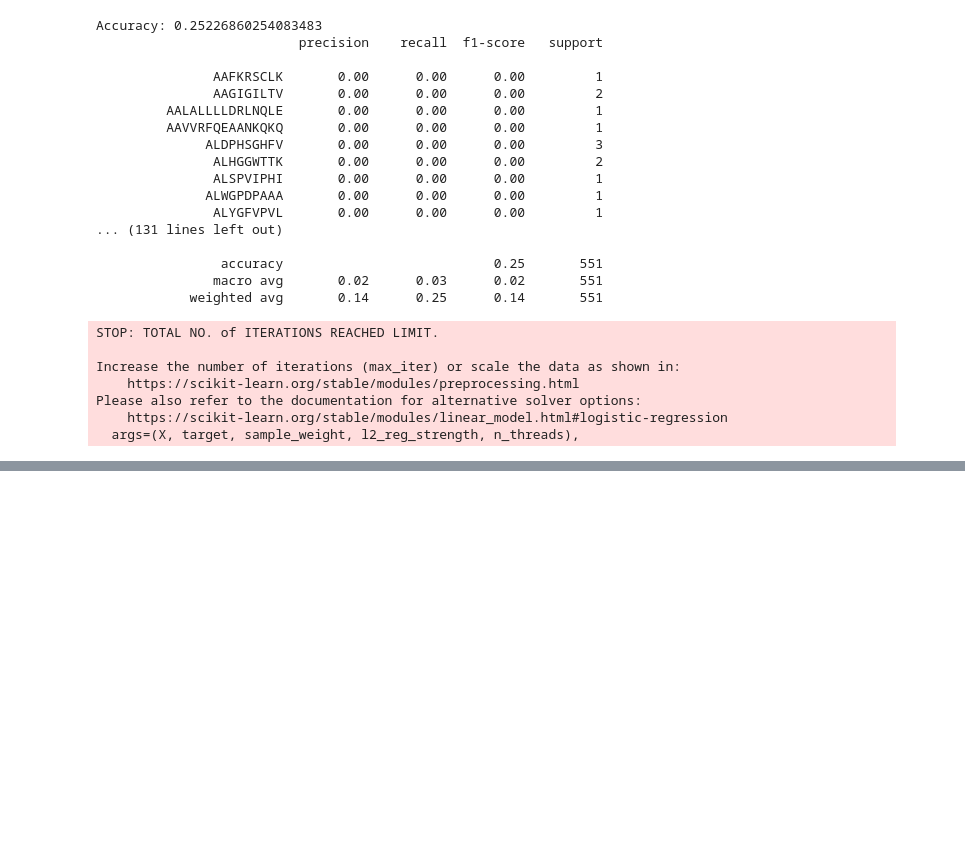
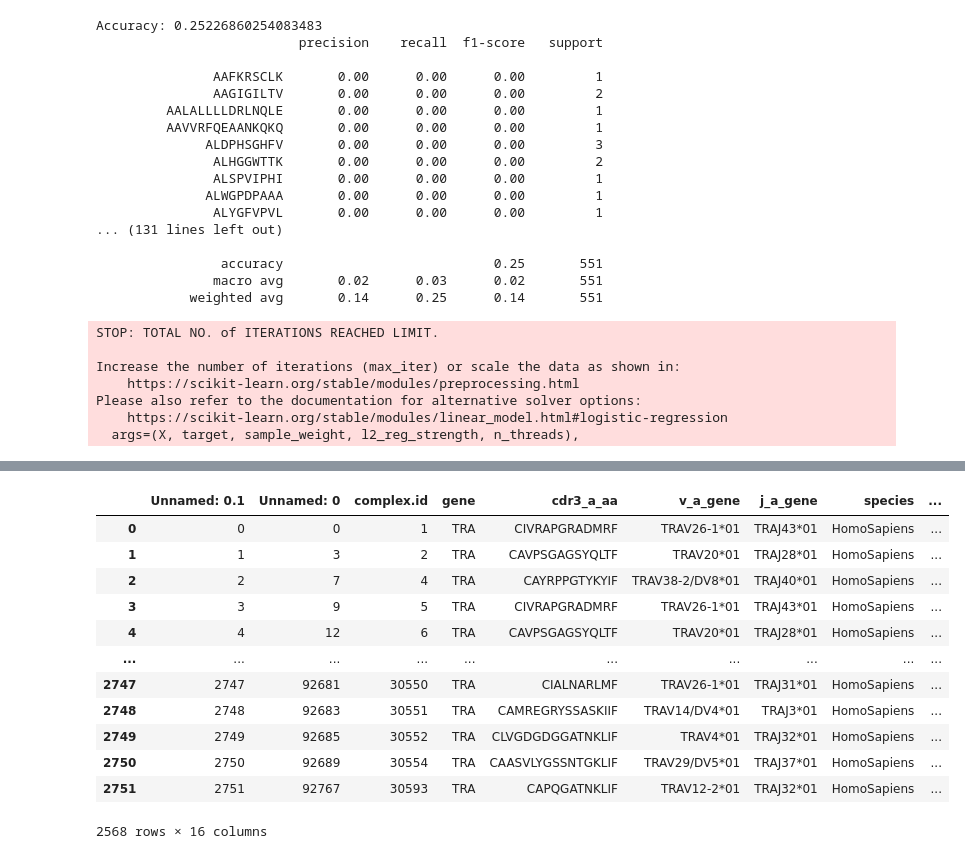
Before and after one commit to UoB-DSMP-2023-24/dsmp-2024-group-14, a Jupyter notebook: task6_alpha_human.ipynb, the cells around one changed output, grey strips where cells are left out. Saved outputs shown, nothing was run; the diff lists cells and outputs as text; code cells hidden in the pictures; blank space fills up the shorter version.

```diff
--- a/task6_alpha_human.ipynb
+++ b/task6_alpha_human.ipynb
@@ -898,0 +1121,24 @@ Please also refer to the documentation for alternative solver options:
+# %%
+import pandas as pd
+from sklearn.model_selection import train_test_split
+from sklearn.linear_model import LogisticRegression
+from sklearn.metrics import classification_report, accuracy_score
+from sklearn.preprocessing import OneHotEncoder
+from sklearn.compose import ColumnTransformer
+#*
+data=data_filtered
+data
+# %% [output]
+|  | Unnamed: 0.1 | Unnamed: 0 | complex.id | gene | cdr3_a_aa | v_a_gene | j_a_gene | species | ... |
+| 0 | 0 | 0 | 1 | TRA | CIVRAPGRADMRF | TRAV26-1*01 | TRAJ43*01 | HomoSapiens | ... |
+| 1 | 1 | 3 | 2 | TRA | CAVPSGAGSYQLTF | TRAV20*01 | TRAJ28*01 | HomoSapiens | ... |
+| 2 | 2 | 7 | 4 | TRA | CAYRPPGTYKYIF | TRAV38-2/DV8*01 | TRAJ40*01 | HomoSapiens | ... |
+| 3 | 3 | 9 | 5 | TRA | CIVRAPGRADMRF | TRAV26-1*01 | TRAJ43*01 | HomoSapiens | ... |
+| 4 | 4 | 12 | 6 | TRA | CAVPSGAGSYQLTF | TRAV20*01 | TRAJ28*01 | HomoSapiens | ... |
+| ... | ... | ... | ... | ... | ... | ... | ... | ... | ... |
+| 2747 | 2747 | 92681 | 30550 | TRA | CIALNARLMF | TRAV26-1*01 | TRAJ31*01 | HomoSapiens | ... |
+| 2748 | 2748 | 92683 | 30551 | TRA | CAMREGRYSSASKIIF | TRAV14/DV4*01 | TRAJ3*01 | HomoSapiens | ... |
+| 2749 | 2749 | 92685 | 30552 | TRA | CLVGDGDGGATNKLIF | TRAV4*01 | TRAJ32*01 | HomoSapiens | ... |
+| 2750 | 2750 | 92689 | 30554 | TRA | CAASVLYGSSNTGKLIF | TRAV29/DV5*01 | TRAJ37*01 | HomoSapiens | ... |
+| 2751 | 2751 | 92767 | 30593 | TRA | CAPQGATNKLIF | TRAV12-2*01 | TRAJ32*01 | HomoSapiens | ... |
+2568 rows × 16 columns
```
Also changed, not shown: parts of 7 cells of this notebook.
